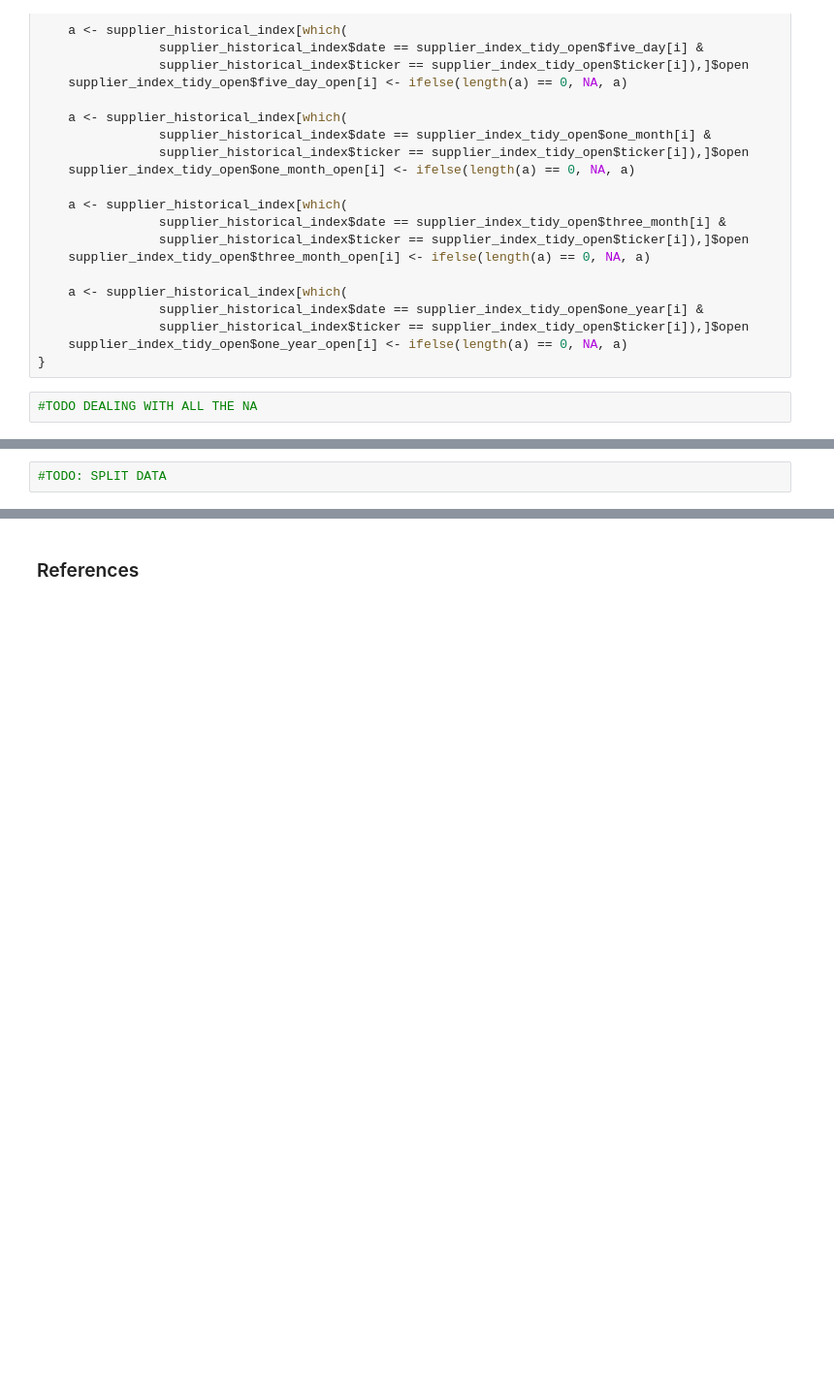
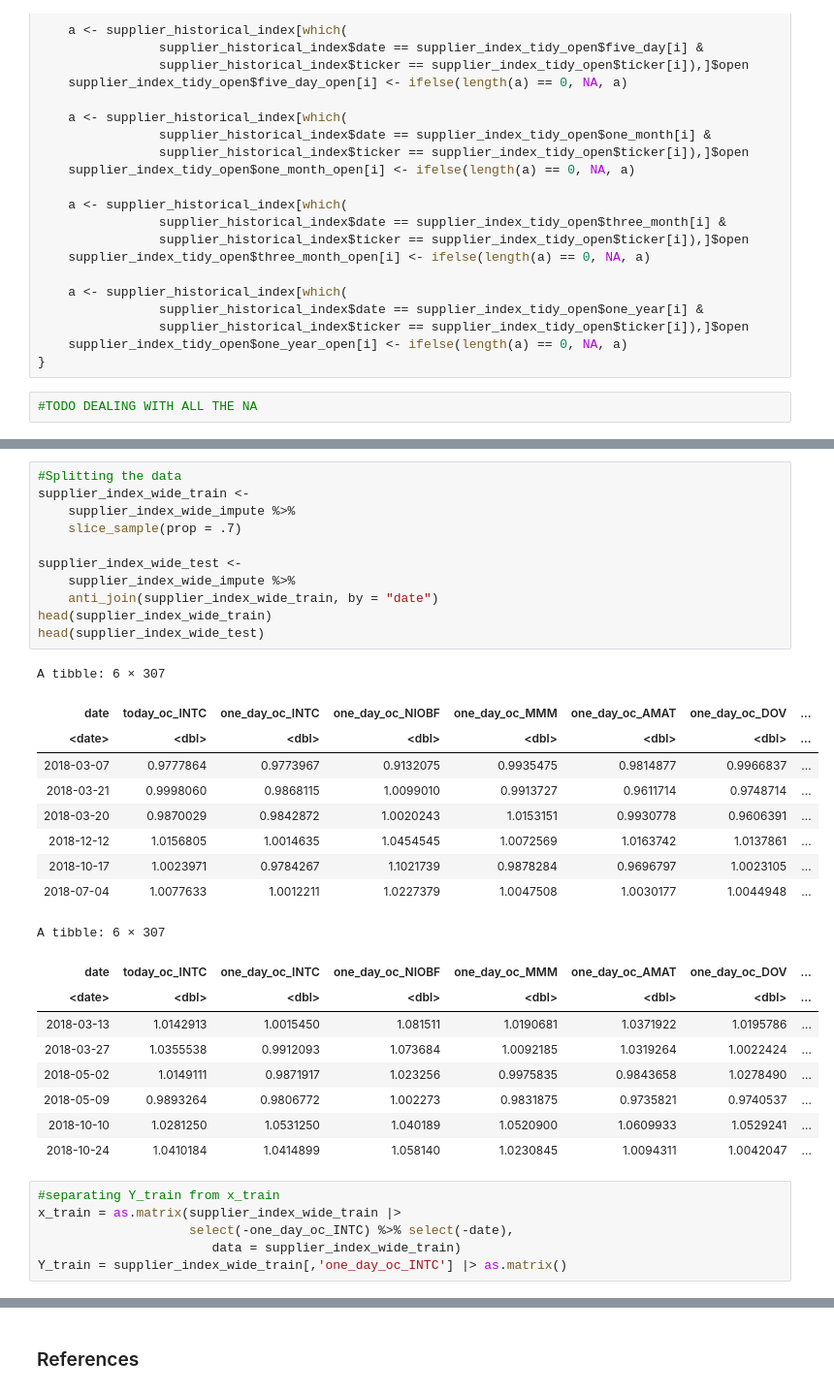
Before and after one commit to nkoda/STAT301, a Jupyter notebook: project_final.ipynb, the cells around one changed output, grey strips where cells are left out. Shown at 97% size. Saved outputs shown, nothing was run; the diff lists cells and outputs as text; blank space fills up the shorter version.

```diff
--- a/project_final.ipynb
+++ b/project_final.ipynb
@@ -654,3 +697,37 @@ A tibble: 6 × 296
 # %%
-#TODO: SPLIT DATA
+#Splitting the data
+supplier_index_wide_train <-
+    supplier_index_wide_impute %>%
+    slice_sample(prop = .7)
+
+supplier_index_wide_test <-
+    supplier_index_wide_impute %>%
+    anti_join(supplier_index_wide_train, by = "date")
+head(supplier_index_wide_train)
+head(supplier_index_wide_test)
+# %% [output]
+A tibble: 6 × 307
+| date | today_oc_INTC | one_day_oc_INTC | one_day_oc_NIOBF | one_day_oc_MMM | one_day_oc_AMAT | one_day_oc_DOV | ... |
+| <date> | <dbl> | <dbl> | <dbl> | <dbl> | <dbl> | <dbl> | ... |
+| 2018-03-07 | 0.9777864 | 0.9773967 | 0.9132075 | 0.9935475 | 0.9814877 | 0.9966837 | ... |
+| 2018-03-21 | 0.9998060 | 0.9868115 | 1.0099010 | 0.9913727 | 0.9611714 | 0.9748714 | ... |
+| 2018-03-20 | 0.9870029 | 0.9842872 | 1.0020243 | 1.0153151 | 0.9930778 | 0.9606391 | ... |
+| 2018-12-12 | 1.0156805 | 1.0014635 | 1.0454545 | 1.0072569 | 1.0163742 | 1.0137861 | ... |
+| 2018-10-17 | 1.0023971 | 0.9784267 | 1.1021739 | 0.9878284 | 0.9696797 | 1.0023105 | ... |
+| 2018-07-04 | 1.0077633 | 1.0012211 | 1.0227379 | 1.0047508 | 1.0030177 | 1.0044948 | ... |
+A tibble: 6 × 307
+| date | today_oc_INTC | one_day_oc_INTC | one_day_oc_NIOBF | one_day_oc_MMM | one_day_oc_AMAT | one_day_oc_DOV | ... |
+| <date> | <dbl> | <dbl> | <dbl> | <dbl> | <dbl> | <dbl> | ... |
+| 2018-03-13 | 1.0142913 | 1.0015450 | 1.081511 | 1.0190681 | 1.0371922 | 1.0195786 | ... |
+| 2018-03-27 | 1.0355538 | 0.9912093 | 1.073684 | 1.0092185 | 1.0319264 | 1.0022424 | ... |
+| 2018-05-02 | 1.0149111 | 0.9871917 | 1.023256 | 0.9975835 | 0.9843658 | 1.0278490 | ... |
+| 2018-05-09 | 0.9893264 | 0.9806772 | 1.002273 | 0.9831875 | 0.9735821 | 0.9740537 | ... |
+| 2018-10-10 | 1.0281250 | 1.0531250 | 1.040189 | 1.0520900 | 1.0609933 | 1.0529241 | ... |
+| 2018-10-24 | 1.0410184 | 1.0414899 | 1.058140 | 1.0230845 | 1.0094311 | 1.0042047 | ... |
+# %%
+#separating Y_train from x_train
+x_train = as.matrix(supplier_index_wide_train |>
+                    select(-one_day_oc_INTC) %>% select(-date),
+                       data = supplier_index_wide_train)
+Y_train = supplier_index_wide_train[,'one_day_oc_INTC'] |> as.matrix()
 # %%
```
Also changed, not shown: parts of 18 cells of this notebook.
